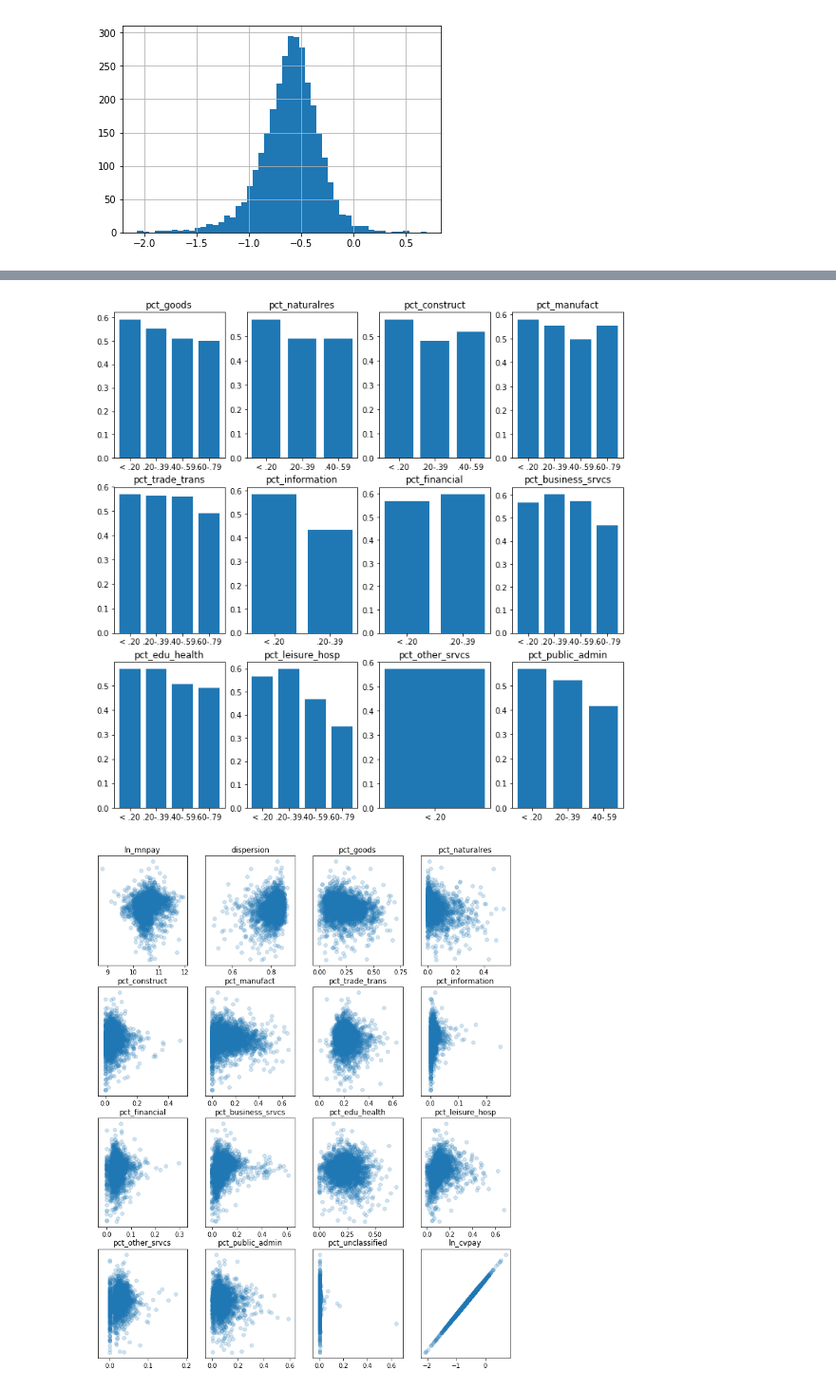
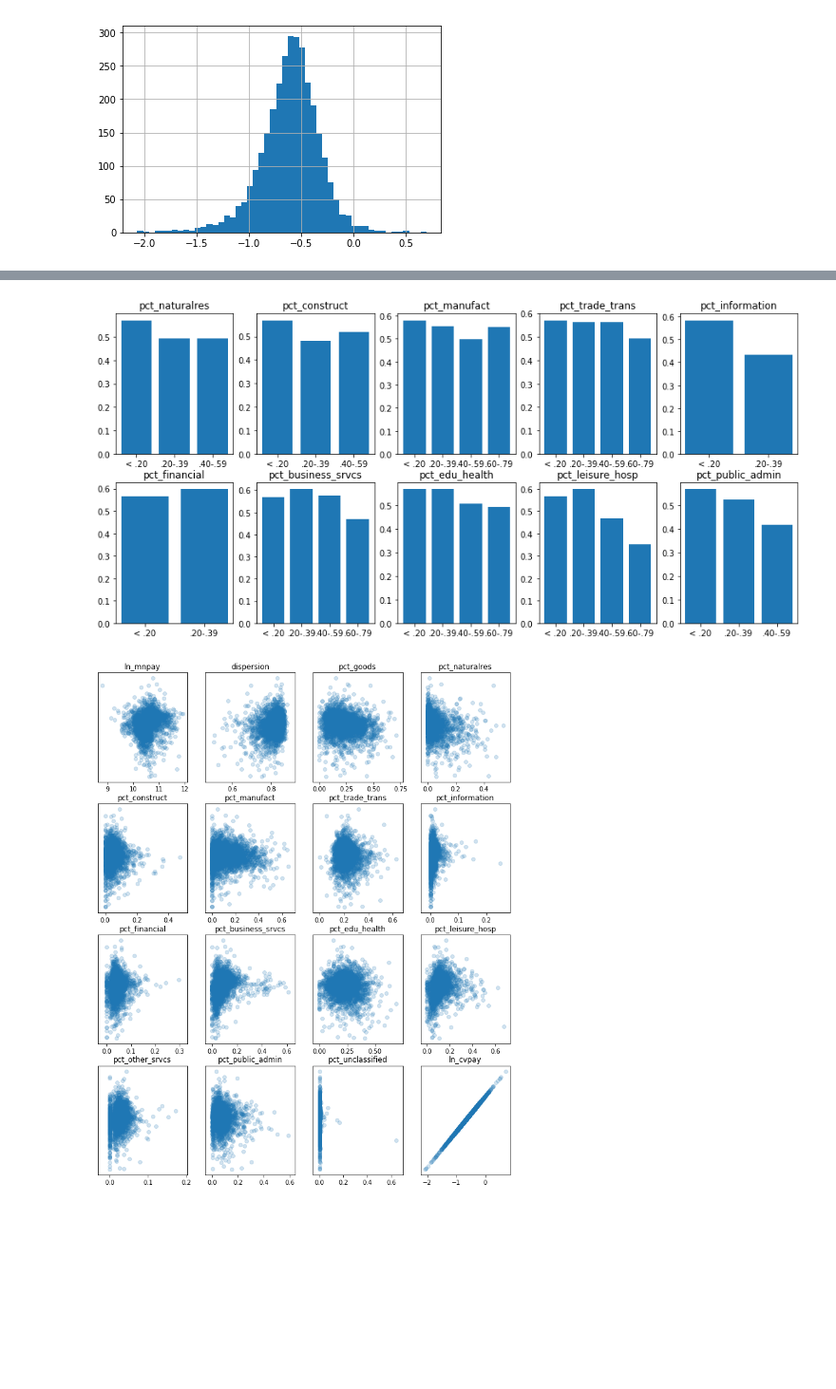
Before and after one commit to ewdowiak/qcew_income-inequality, a Jupyter notebook: 02_qcew2019_analysis.ipynb, the cells around one changed output, grey strips where cells are left out. Shown: that part at 95% size. Drawn from its saved outputs; the diff is of its cells as text; code cells hidden in the pictures; blank space fills up the shorter version.

```diff
--- a/02_qcew2019_analysis.ipynb
+++ b/02_qcew2019_analysis.ipynb
@@ -139,10 +149,10 @@ axes.set_ylabel('cv_pay');
 # %%
 qcew['mn_pay_buckets'] = pd.cut(qcew['mn_pay'], [0,20000,40000,60000,80000,500000],
-                                labels=['< 20','20-40','40-60','60-80','> 80'])
+                                labels=['< 20','20-39','40-59','60-79','> 80'])
 
 mnpay_cvpay = qcew.groupby('mn_pay_buckets')['cv_pay'].mean()
 
-fig, axes = plt.subplots(figsize = (5, 5))
+fig, axes = plt.subplots(figsize = (4, 4))
 axes.bar(mnpay_cvpay.index, mnpay_cvpay.values);
 axes.set_xlabel('average income')
 axes.set_ylabel('coeff. of variation of income');
@@ -151,6 +252,5 @@ axes.set_ylabel('coeff. of variation of income');
 # %%
-fig, axes = plt.subplots(figsize = (5, 5))
-axes.scatter(qcew['dispersion'], qcew['ln_cvpay'], alpha = 0.2)
-axes.set_xlabel('dispersion')
-axes.set_ylabel('ln_cvpay');
+fig, axes = plt.subplots(figsize = (4, 4))
+axes.hist(qcew['dispersion'],bins=25);
+axes.set_xlabel('dispersion index');
 # %% [output]
@@ -158,10 +257,0 @@ axes.set_ylabel('ln_cvpay');
-# %%
-qcew['dispers_buckets'] = pd.cut(qcew['dispersion'], [0,0.60,0.70,0.80,0.90,2.00],
-                                 labels=['< .60','.60-.69','.70-.79','.80-.89','.90-1.00'])
-
-dispers_cvpay = qcew.groupby('dispers_buckets')['cv_pay'].mean()
-
-fig, axes = plt.subplots(figsize = (5, 5))
-axes.bar(dispers_cvpay.index, dispers_cvpay.values);
-axes.set_xlabel('dispersion index')
-axes.set_ylabel('coeff. of variation of income');
@@ -177,9 +265,9 @@ def mass_bucketing(df, yy = 'cv_pay'):
 
     ##  how many rows and columns of plots?
     a = len(df.columns) - 1
-    ncols = math.ceil(a**.5)
-    nrows = math.ceil(a/ncols)
-    fig, axes = plt.subplots(nrows = nrows, ncols = ncols, figsize = (12, 12))
+    ncols = 5 ## math.ceil(a**.5)
+    nrows = 2 ## math.ceil(a/ncols)
+    fig, axes = plt.subplots(nrows = nrows, ncols = ncols, figsize = (15, 7))
 
     axes = axes.ravel()
 
@@ -197,15 +285,16 @@ def mass_bucketing(df, yy = 'cv_pay'):
         axes[i].set_title(col_name)
         #axes[i].set_ylabel('cv income');
 # %%
-cols_int = ['pct_goods',
+cols_int = [#'pct_goods',
             'pct_naturalres', 'pct_construct', 'pct_manufact',
             'pct_trade_trans','pct_information', 'pct_financial',
             'pct_business_srvcs','pct_edu_health', 'pct_leisure_hosp',
-            'pct_other_srvcs','pct_public_admin']#, 'pct_unclassified']
+            #'pct_other_srvcs',
+            'pct_public_admin']#, 'pct_unclassified']
 
 mass_bucketing(qcew[cols_int + ['cv_pay']])
 # %% [output]
-[figure, old version]
+[figure, new version]
 # %%
 # Eunjoo's mass_scatter function
 def mass_scatter(df, y = 'ln_cvpay'):
```
Also changed, not shown: parts of 29 cells of this notebook, 10 other files.
